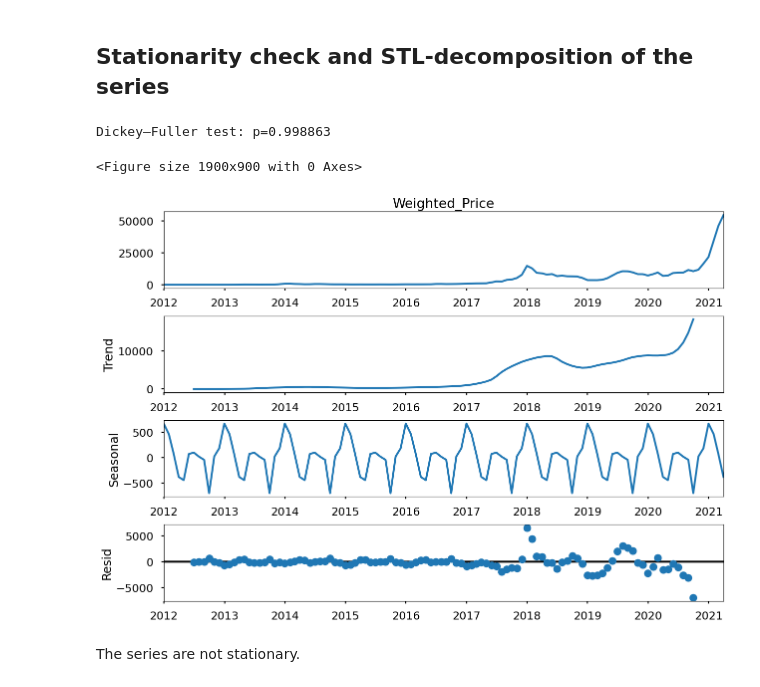
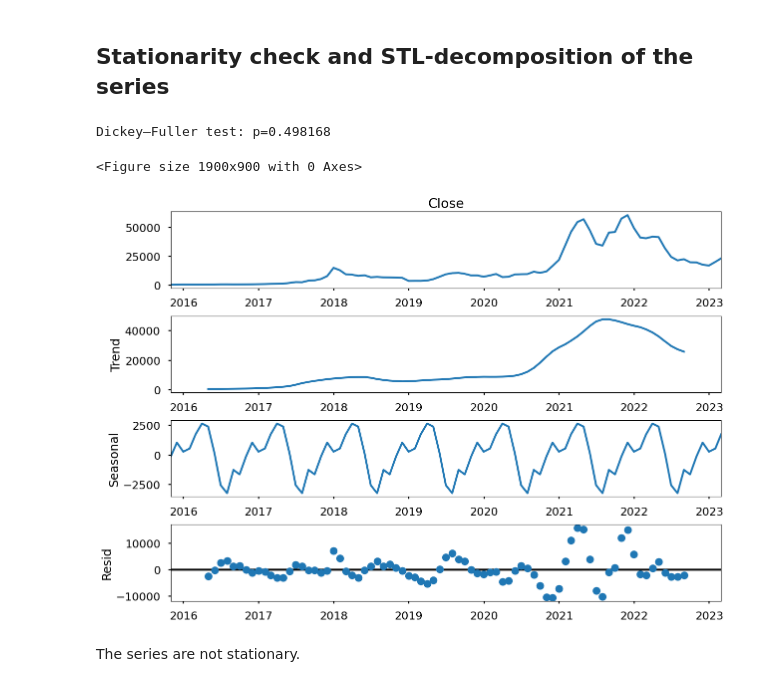
Before and after one commit to swekshasinha/CS784, a Jupyter notebook: arima/bitcoin-price-prediction-by-arima.ipynb, the cells around one changed output. Saved outputs shown, nothing was run; the diff lists cells and outputs as text; code cells hidden in the pictures.

Commit message:
added data till 2023

```diff
--- a/arima/bitcoin-price-prediction-by-arima.ipynb
+++ b/arima/bitcoin-price-prediction-by-arima.ipynb
@@ -19,6 +19,6 @@ plt.style.use('seaborn-poster')
 ## Data Exploration
 # %%
 # Load data
-df = pd.read_csv('/Users/rkankaria/Documents/CS784/arima/bitstampUSD_1-min_data_2012-01-01_to_2021-03-31.csv')
+df = pd.read_csv('/Users/rkankaria/Documents/CS784/arima/data.csv')
 df.tail()
 # %% [output]
@@ -44,10 +44,12 @@ for msg in consumer:
 Error:
 # %%
 # Unix-time to
-df.Timestamp = pd.to_datetime(df.Timestamp, unit='s')
+# df.Timestamp = pd.to_datetime(df.Timestamp, unit='ms')
+# print(df.tail())
 
 # Resampling to daily frequency
-df.index = df.Timestamp
+df.Date = pd.to_datetime(df.Date)
+df.index = df.Date
 df = df.resample('D').mean()
 
 # Resampling to monthly frequency
@@ -89,13 +91,13 @@ I will predict bitcoin prices by months.
 ## Stationarity check and STL-decomposition of the series
 # %%
 plt.figure(figsize=[19,9])
-sm.tsa.seasonal_decompose(df_month.Weighted_Price).plot()
-print("Dickey–Fuller test: p=%f" % sm.tsa.stattools.adfuller(df_month.Weighted_Price)[1])
+sm.tsa.seasonal_decompose(df_month.Close).plot()
+print("Dickey–Fuller test: p=%f" % sm.tsa.stattools.adfuller(df_month.Close)[1])
 plt.show()
 # %% [output]
-Dickey–Fuller test: p=0.998863
+Dickey–Fuller test: p=0.498168
 <Figure size 1900x900 with 0 Axes>
-[figure, old version]
+[figure, new version]
 # %% [markdown]
 The series are not stationary.
 # %% [markdown]
```
Also changed, not shown: parts of 9 cells of this notebook.
